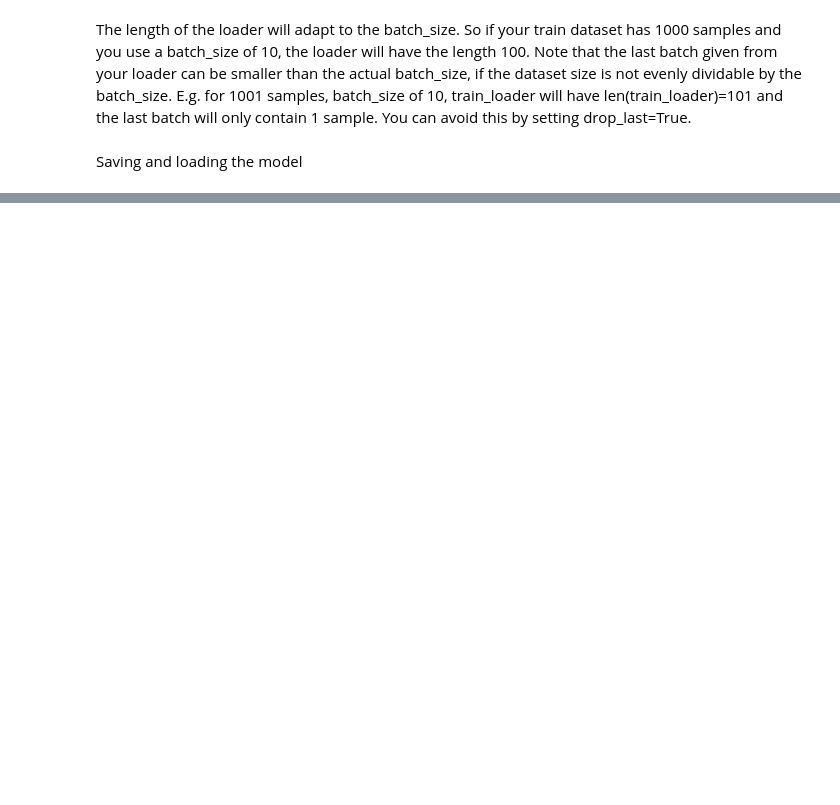
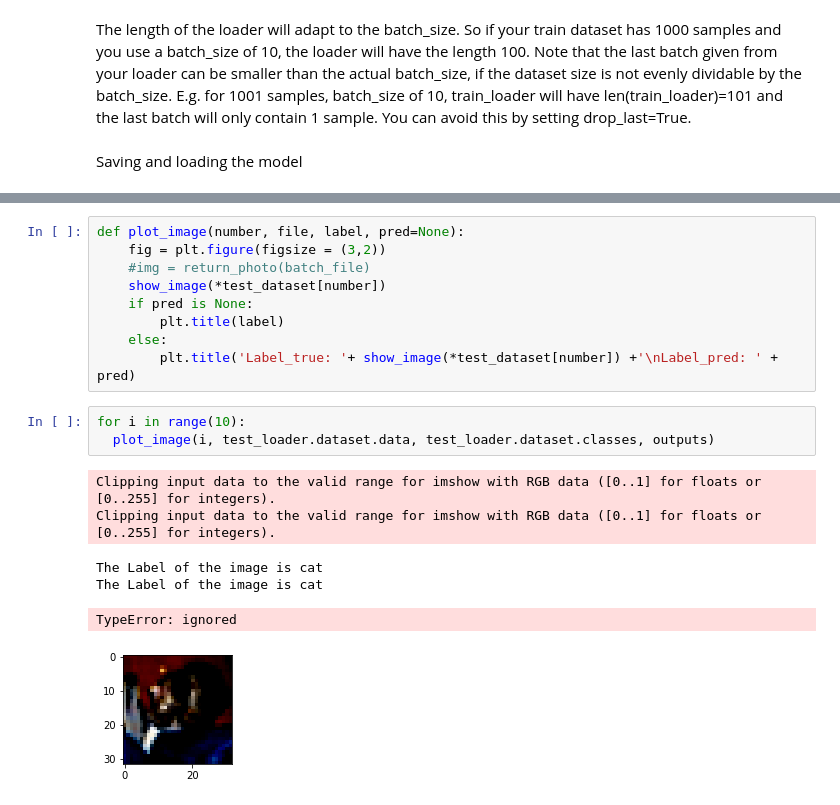
Before and after one commit to Darshan-20310597/Computer-Vision, a Jupyter notebook: First_CNN_CIRFAR10.ipynb, the cells around one changed output, grey strips where cells are left out. Cells and saved outputs as stored; diff of their text form; blank space fills up the shorter version.

```diff
--- a/First_CNN_CIRFAR10.ipynb
+++ b/First_CNN_CIRFAR10.ipynb
@@ -259,0 +322,19 @@ model2.load_state_dict(torch.load('cifar10-cnn.pth'))
+# %%
+def plot_image(number, file, label, pred=None):
+    fig = plt.figure(figsize = (3,2))
+    #img = return_photo(batch_file)
+    show_image(*test_dataset[number])
+    if pred is None:
+        plt.title(label)
+    else:
+        plt.title('Label_true: '+ show_image(*test_dataset[number]) +'\nLabel_pred: ' + pred)
+# %%
+for i in range(10):
+  plot_image(i, test_loader.dataset.data, test_loader.dataset.classes, outputs)
+# %% [output]
+Clipping input data to the valid range for imshow with RGB data ([0..1] for floats or [0..255] for integers).
+Clipping input data to the valid range for imshow with RGB data ([0..1] for floats or [0..255] for integers).
+The Label of the image is cat
+The Label of the image is cat
+TypeError: ignored
+[figure, added]
```
Also changed, not shown: parts of 10 cells of this notebook.
